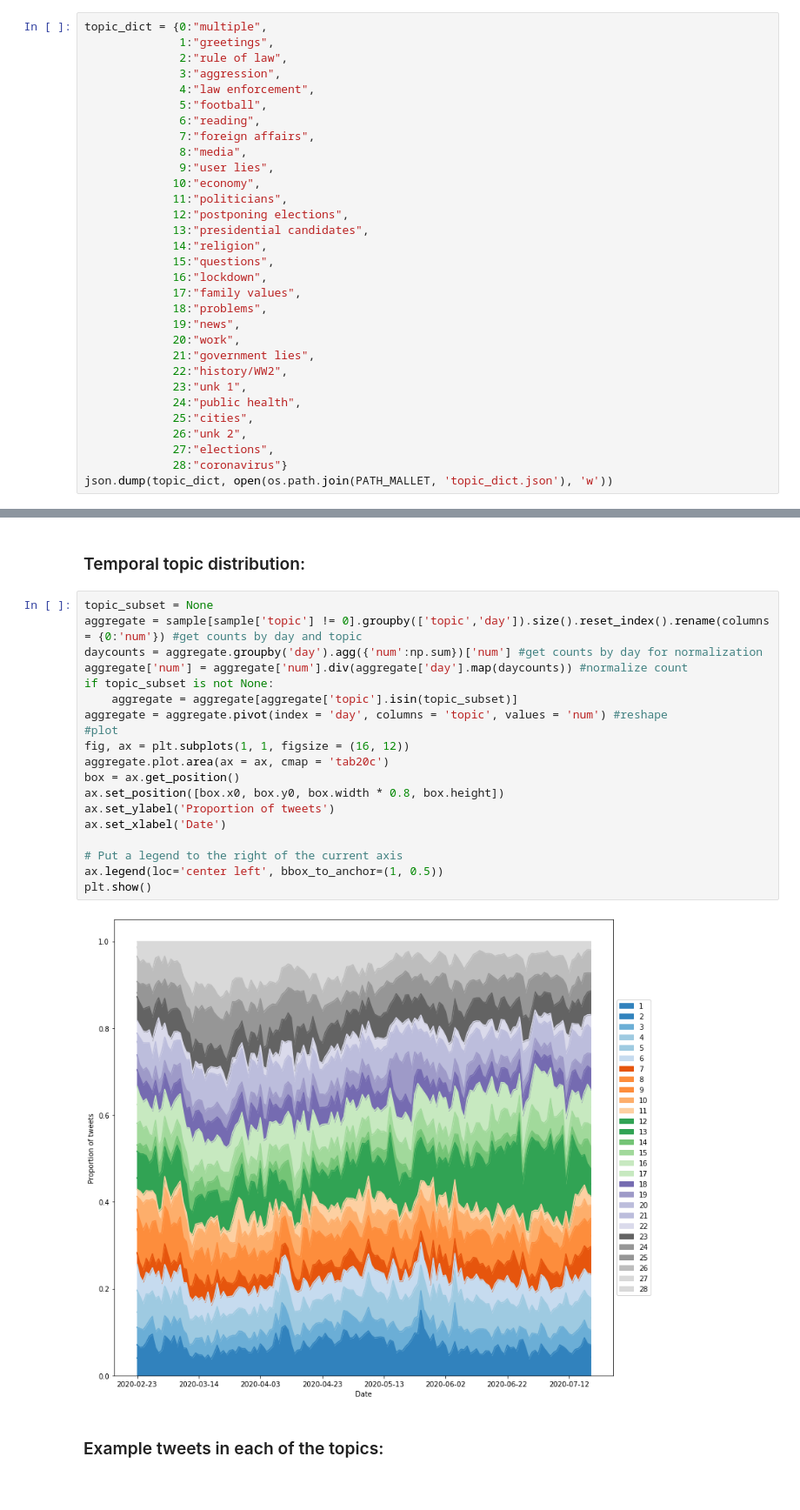
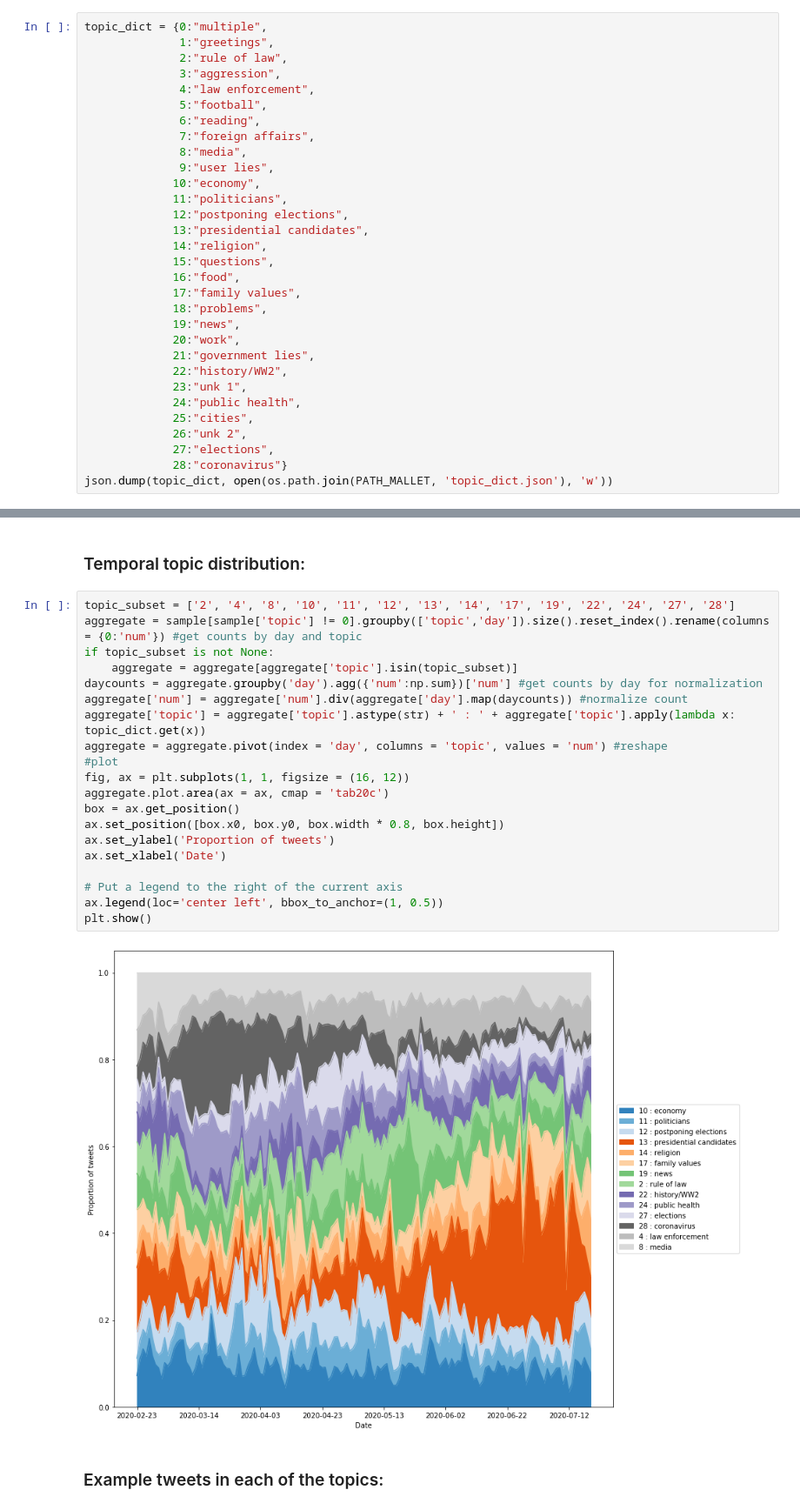
Before and after one commit to bodzioboo/twitter, a Jupyter notebook: notebooks/04_TOPICS_LDA.ipynb, the cells around one changed output, grey strips where cells are left out. Shown at 87% size. Drawn from its saved outputs; the diff is of its cells as text.

```diff
--- a/notebooks/04_TOPICS_LDA.ipynb
+++ b/notebooks/04_TOPICS_LDA.ipynb
@@ -381,7 +362,7 @@ topic_dict = {0:"multiple",
              13:"presidential candidates",
              14:"religion",
              15:"questions",
-             16:"lockdown",
+             16:"food",
              17:"family values",
              18:"problems",
              19:"news",
@@ -459,26 +484,27 @@ plt.show()
 # %% [markdown]
 ### Temporal topic distribution:
 # %%
-topic_subset = None
+topic_subset = ['2', '4', '8', '10', '11', '12', '13', '14', '17', '19', '22', '24', '27', '28']
 aggregate = sample[sample['topic'] != 0].groupby(['topic','day']).size().reset_index().rename(columns = {0:'num'}) #get counts by day and topic
+if topic_subset is not None:
+    aggregate = aggregate[aggregate['topic'].isin(topic_subset)]
 daycounts = aggregate.groupby('day').agg({'num':np.sum})['num'] #get counts by day for normalization
 aggregate['num'] = aggregate['num'].div(aggregate['day'].map(daycounts)) #normalize count
-if topic_subset is not None:
-    aggregate = aggregate[aggregate['topic'].isin(topic_subset)]
+aggregate['topic'] = aggregate['topic'].astype(str) + ' : ' + aggregate['topic'].apply(lambda x: topic_dict.get(x))
 aggregate = aggregate.pivot(index = 'day', columns = 'topic', values = 'num') #reshape
 #plot
 fig, ax = plt.subplots(1, 1, figsize = (16, 12))
 aggregate.plot.area(ax = ax, cmap = 'tab20c')
 box = ax.get_position()
 ax.set_position([box.x0, box.y0, box.width * 0.8, box.height])
 ax.set_ylabel('Proportion of tweets')
 ax.set_xlabel('Date')
 
 # Put a legend to the right of the current axis
 ax.legend(loc='center left', bbox_to_anchor=(1, 0.5))
 plt.show()
 # %% [output]
-[figure, old version]
+[figure, new version]
 # %% [markdown]
 ### Example tweets in each of the topics:
 # %%
```
Also changed, not shown: parts of 10 cells of this notebook, 6 other files.
